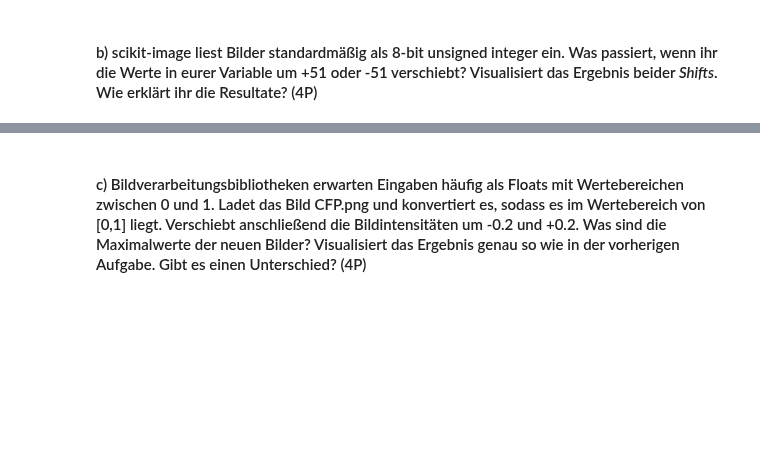
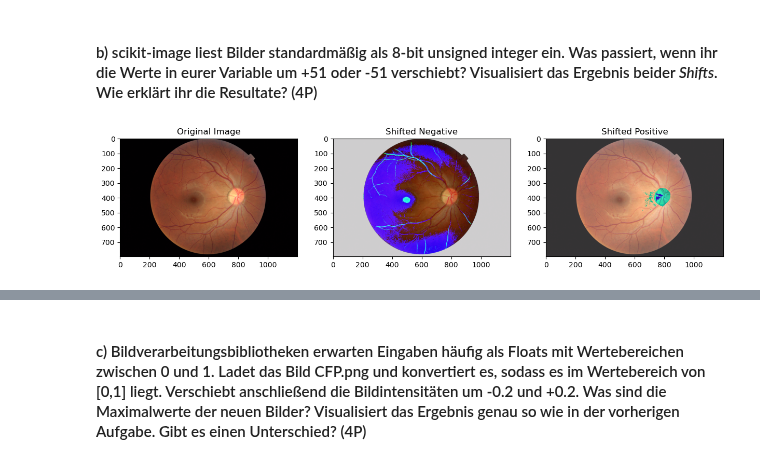
Before and after one commit to TimNogga/MedizinischeBildAnalyseBonn, a Jupyter notebook: mba-01/MBA_01.ipynb, the cells around one changed output, grey strips where cells are left out. Drawn from its saved outputs; the diff is of its cells as text; code cells hidden in the pictures; blank space fills up the shorter version.

```diff
--- a/mba-01/MBA_01.ipynb
+++ b/mba-01/MBA_01.ipynb
@@ -220,0 +215,21 @@ image.shape
+# %%
+# Ihr könnt die Variable aus der vorherigen Aufgabe erneut benutzen oder sie hier neu deklarieren
+
+# Speichert die Ergebnisse der shifts jeweils in einer neuen Variable
+shifted_negative = image - 51
+shifted_positive = image + 51
+# Visualisiert und erklärt die Ergebnisse in einem (oder mehreren) Plots l
+import matplotlib.pyplot as plt
+
+fig, axes = plt.subplots(1, 3, figsize=(15, 5))
+
+axes[0].imshow(image)
+axes[0].set_title('Original Image')
+axes[1].imshow(shifted_negative)
+axes[1].set_title('Shifted Negative')
+axes[2].imshow(shifted_positive)
+axes[2].set_title('Shifted Positive')
+
+plt.show()
+# %% [output]
+[figure, added]
```
Also changed, not shown: parts of 2 cells of this notebook.
